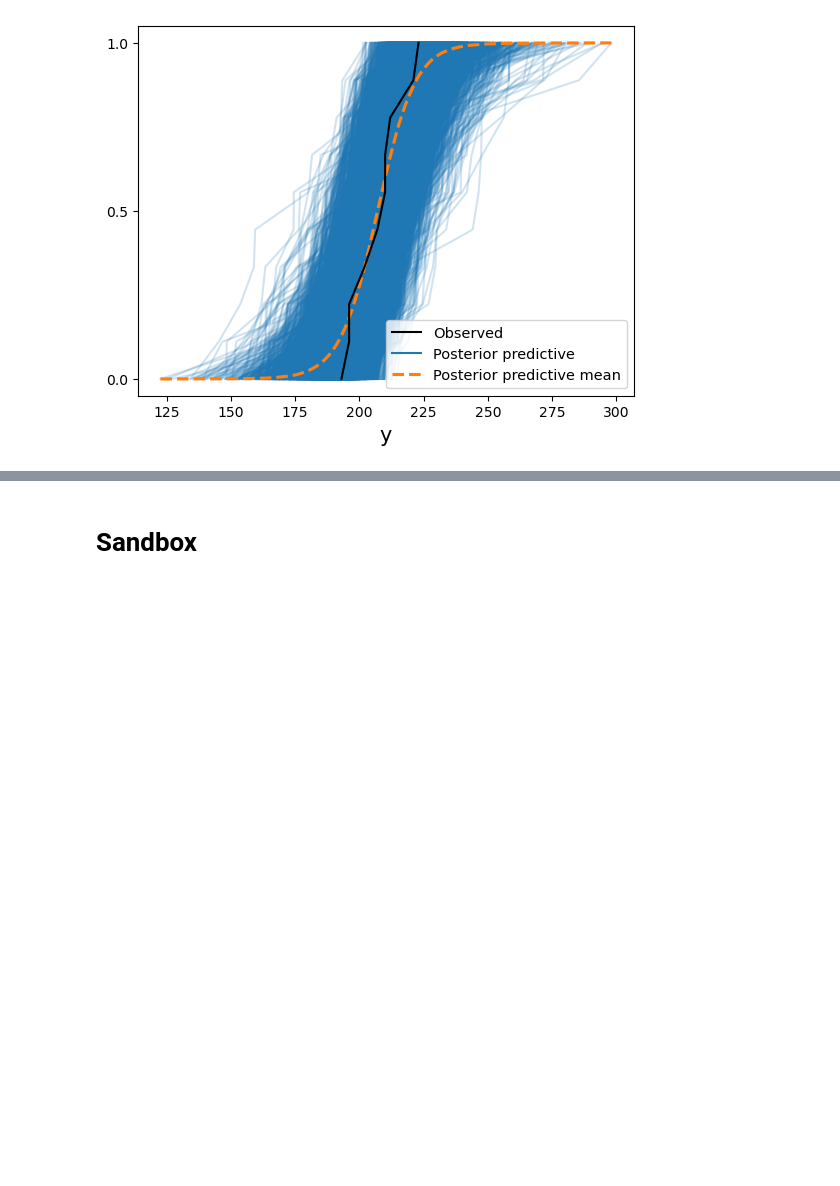
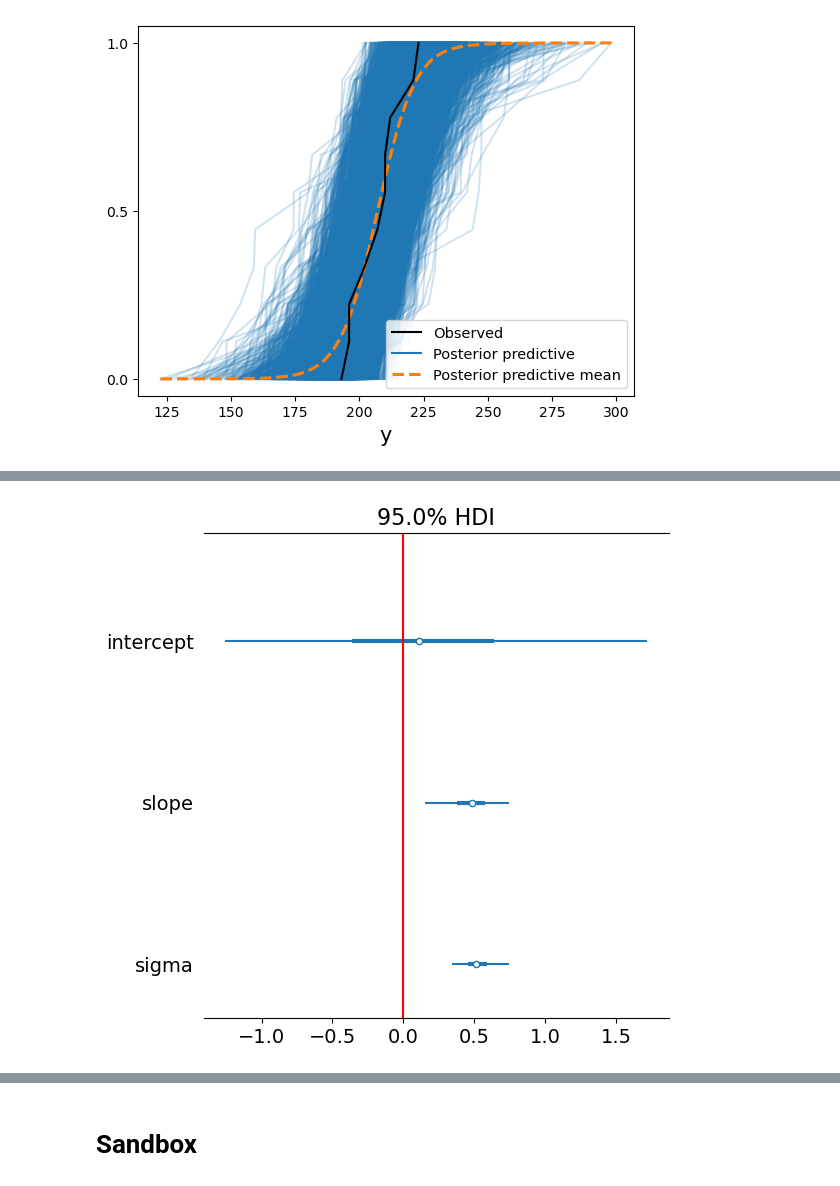
Before and after one commit to romanAVJ/glm-mds, a Jupyter notebook: exam/src/glm_roman_exam.ipynb, the cells around one changed output, grey strips where cells are left out. Cells and saved outputs as stored; diff of their text form; code cells hidden in the pictures; blank space fills up the shorter version.

```diff
--- a/exam/src/glm_roman_exam.ipynb
+++ b/exam/src/glm_roman_exam.ipynb
@@ -668,0 +795,9 @@ az.plot_ppc(
+# %%
+# posterior regression
+az.plot_forest(trace3, var_names=["intercept", "slope", "sigma"], combined=True, hdi_prob=0.95)
+
+# draw vline at 0
+plt.axvline(0, color='red')
+plt.show()
+# %% [output]
+[figure, added]
```
Also changed, not shown: parts of 18 cells of this notebook, 1 other file.
